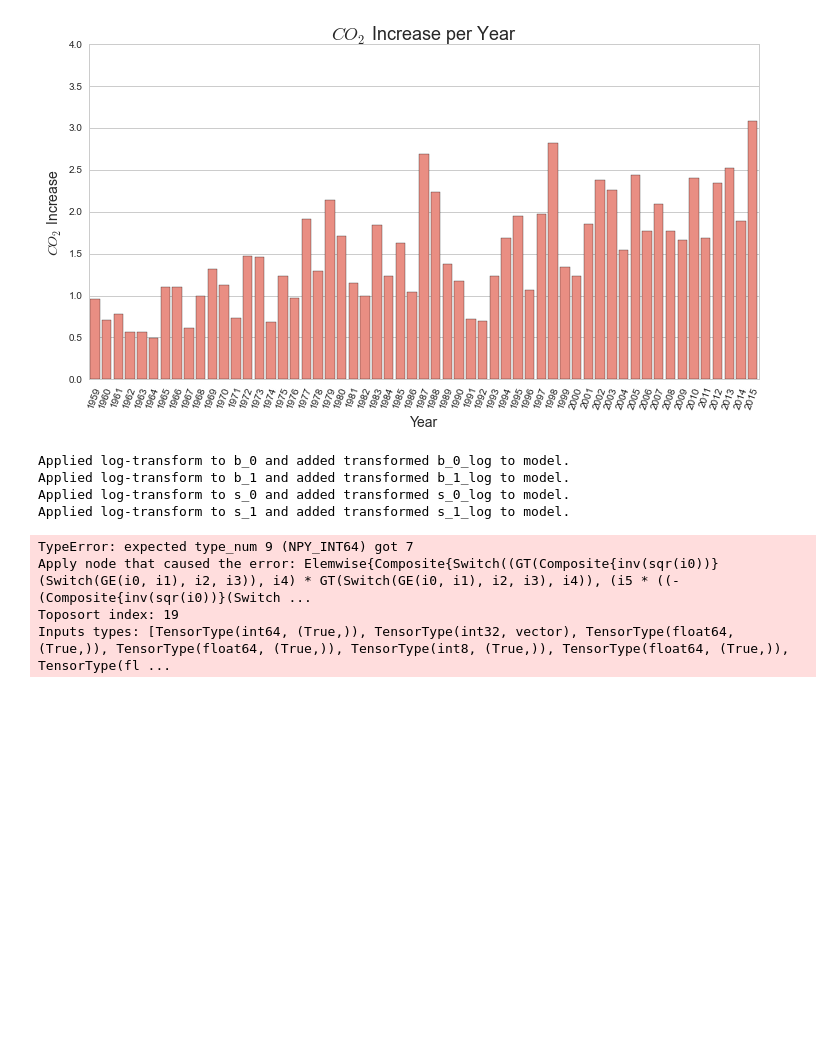
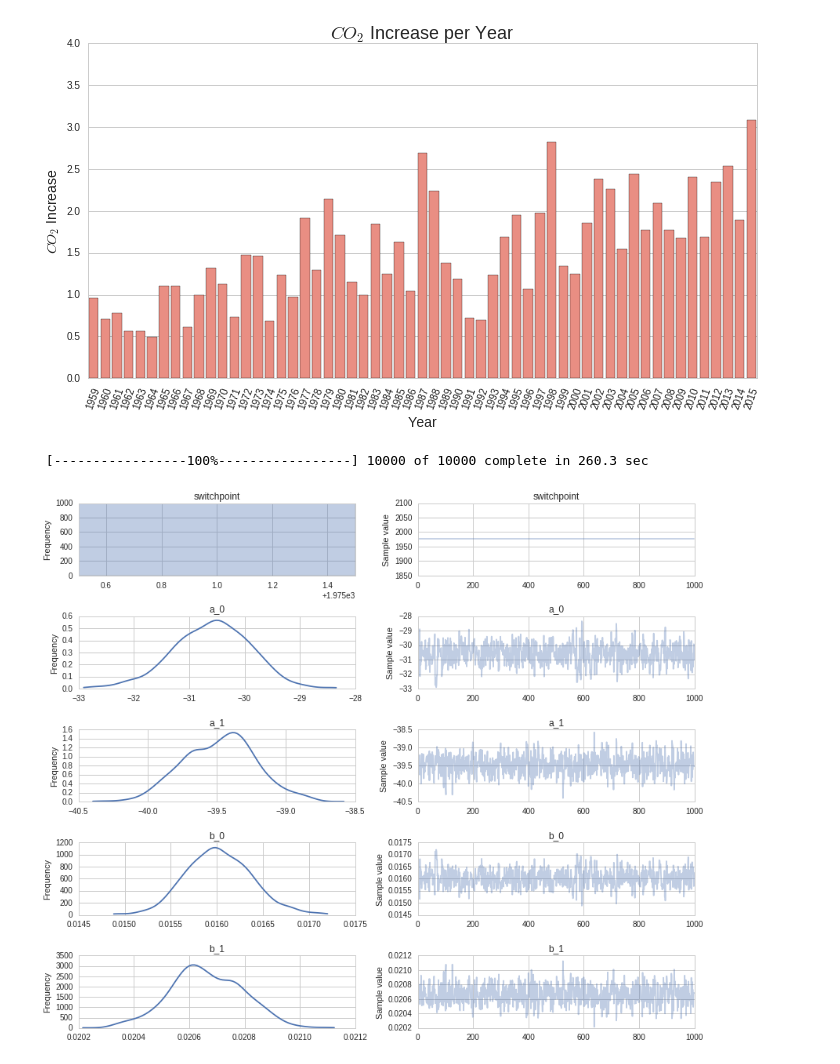
Before and after one commit to walterreade/p2, a Jupyter notebook: pymc3/CO2_Rate.ipynb, the cells around one changed output. Cells and saved outputs as stored; diff of their text form; code cells hidden in the pictures; blank space fills up the shorter version.

```diff
--- a/pymc3/CO2_Rate.ipynb
+++ b/pymc3/CO2_Rate.ipynb
@@ -32,50 +34,47 @@ year = np.arange(1959,2016)
 with pm.Model() as model:
 
     # prior for distribution of switchpoint year
-    switchpoint = pm.DiscreteUniform('switchpoint', lower=year.min(), upper=year.max(), testval=1975)
+    switchpoint = pm.DiscreteUniform('switchpoint', lower=year.min(), upper=year.max(), testval=1980)
 
     # prior for pre- and post-switch intercept
     a_0 = pm.Normal('a_0', 0, 1)
     a_1 = pm.Normal('a_1', 0, 1)
 
     # prior for pre- and post-switch slope
-    b_0 = pm.HalfNormal('b_0', 0.1)
-    b_1 = pm.HalfNormal('b_1', 0.1)
+    b_0 = pm.Normal('b_0', 0, 0.1)
+    b_1 = pm.Normal('b_1', 0, 0.1)
 
     # priors for sigma
-    s_0 = pm.HalfNormal('s_0', 1)
-    s_1 = pm.HalfNormal('s_1', 1)
+#     s = pm.Uniform('s', 0.0, 0.1)
+#     s_0 = pm.HalfCauchy('s_0', 1, testval=0.5)
+#     s_1 = pm.HalfCauchy('s_1', 1, testval=0.5)
 
     # Assign slopes to appropriate pre- and post-switchpoint locations
     intercept = pm.switch(switchpoint >= year, a_0, a_1)
     slope = pm.switch(switchpoint >= year, b_0, b_1)
-    sigma = pm.switch(switchpoint >= year, s_0, s_1)
+#     sigma = pm.switch(switchpoint >= year, s_0, s_1)
 
     # Data likelihood
-    mu = intercept + slope * data['year']
-    co2_rate = pm.Normal('co2_rate', mu=mu , sd=sigma, observed=data['ppm_per_year'])
+    y_est = intercept + slope * data['year']
+    co2_rate = pm.Normal('co2_rate', mu=y_est , sd=0.01, observed=data['ppm_per_year'])
-# %% [output]
-Applied log-transform to b_0 and added transformed b_0_log to model.
-Applied log-transform to b_1 and added transformed b_1_log to model.
-Applied log-transform to s_0 and added transformed s_0_log to model.
-Applied log-transform to s_1 and added transformed s_1_log to model.
 # %%
-n = 100000
+n = 10000
 with model:
-    step1 = pm.NUTS([a_0, a_1, b_0, b_1, s_0, s_1])
+#     start = pm.find_MAP(fmin=fmin_powell)
+    trace = pm.sample(10000, step=pm.Metropolis())
+    start = trace[-1]
+    step1 = pm.NUTS([a_0, a_1, b_0, b_1], scaling=start)
     step2 = pm.Metropolis([switchpoint])
-    start = pm.find_MAP()
     trace = pm.sample(n, step=[step1, step2], start=start)
 # %% [output]
-TypeError: expected type_num 9 (NPY_INT64) got 7
-Apply node that caused the error: Elemwise{Composite{Switch((GT(Composite{inv(sqr(i0))}(Switch(GE(i0, i1), i2, i3)), i4) * GT(Switch(GE(i0, i1), i2, i3), i4)), (i5 * ((-(Composite{inv(sqr(i0))}(Switch ...
-Toposort index: 19
-Inputs types: [TensorType(int64, (True,)), TensorType(int32, vector), TensorType(float64, (True,)), TensorType(float64, (True,)), TensorType(int8, (True,)), TensorType(float64, (True,)), TensorType(fl ...
+ [-----------------100%-----------------] 10000 of 10000 complete in 260.3 sec
 # %%
 # Only use last half of trace, and every 10th point
-pm.traceplot(trace[-n/2::10])
+pm.traceplot(trace[-n/2::5])
 # pm.traceplot(trace[-n/2::10], vars=['switchpoint', 'b_0', 'b_1'])
 plt.show()
+# %% [output]
+[figure, added]
 # %%
 plt.figure(figsize=(12,4))
 plt.hist(trace[-n/2::10]['switchpoint'], bins=np.arange(1959, 2016))
```
Also changed, not shown: parts of 7 cells of this notebook.
